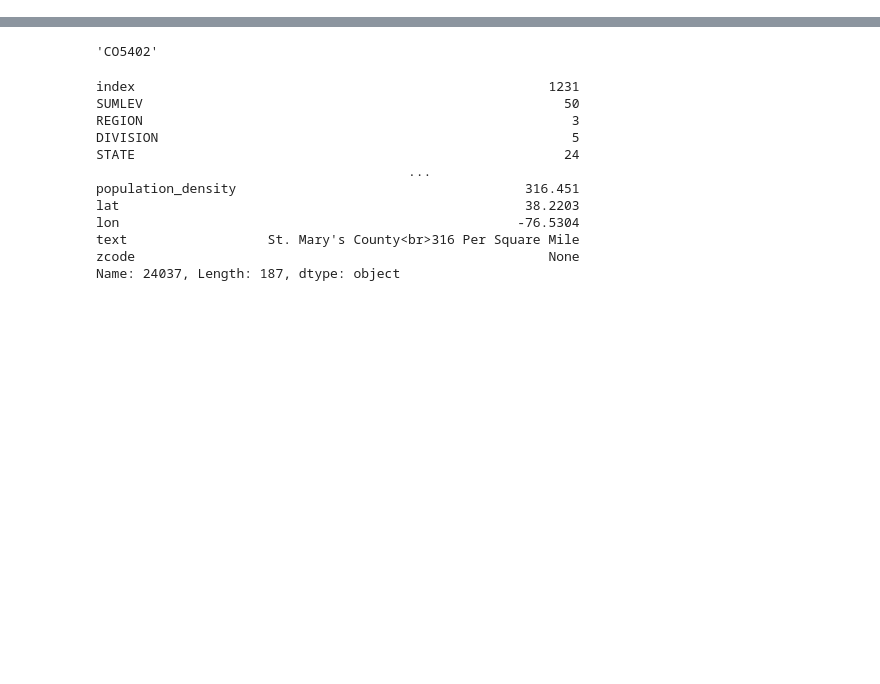
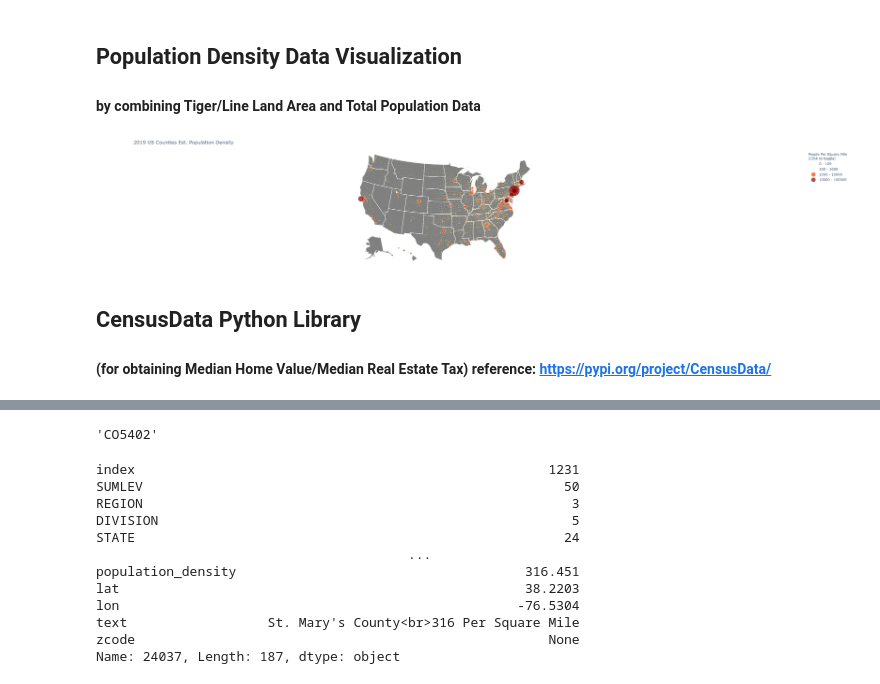
Before and after one commit to klleung72781/fintech_project_1, a Jupyter notebook: data_gathering.ipynb, the cells around one changed output, grey strips where cells are left out. Saved outputs shown, nothing was run; the diff lists cells and outputs as text; code cells hidden in the pictures; blank space fills up the shorter version.

Commit message:
notebook cleanup + images

```diff
--- a/data_gathering.ipynb
+++ b/data_gathering.ipynb
@@ -56,0 +56,8 @@ tiger_df.head()
+# %%
+# read shp file using geopandas
+tiger_df = gpd.read_file('../../../Notebooks/tiger_line_data/tl_2019_us_county.shp')
+
+# GEOID = FIPS
+tiger_df.set_index('GEOID', inplace=True)
+tiger_df.sort_index(inplace=True)
+tiger_df.head()
@@ -56,0 +72,60 @@ tiger_df.head()
+# %% [markdown]
+## Population Density Data Visualization
+#### by combining Tiger/Line Land Area and Total Population Data
+# %%
+density_df = pd.concat(
+    [county_df, tiger_df],
+    join = 'inner',
+    axis = 1
+)
+
+# ALAND = sq. km; * 0.386102 to get sq. miles
+density_df['population_density'] = (
+    density_df['POPESTIMATE2019'] /
+    density_df['ALAND'].apply(lambda x: x * 0.386102) * 1000000
+)
+density_df['lat'] = density_df['INTPTLAT'].apply(lambda x: float(x))
+density_df['lon'] = density_df['INTPTLON'].apply(lambda x: float(x))
+
+density_df.sort_values('population_density', ascending=False, inplace=True)
+
+colors = ['darkred', 'orangered', 'orange', 'yellow']
+limits = [(100000, 10000), (10000, 1000), (1000, 100), (100, 0)]
+density_df['text'] = density_df['CTYNAME'] + '<br>' + (density_df['population_density'].apply(lambda x: round(x))).astype(str)+' Per Square Mile'
+
+pop_density_fig = go.Figure()
+
+for i in reversed(range(len(limits))):
+    lim = limits[i]
+    df_sub = density_df.loc[(density_df['population_density'] < lim[0]) & (density_df['population_density'] > lim[1])]
+    pop_density_fig.add_trace(go.Scattergeo(
+        locationmode = 'USA-states',
+        lat = df_sub['lat'],
+        lon = df_sub['lon'],
+        text = df_sub['text'],
+        marker = dict(
+            size = df_sub['population_density']/100,
+            color = colors[i],
+            line_color = 'white',
+            line_width = 0.5,
+            sizemode = 'area'
+        ),
+        name = '{1} - {0}'.format(lim[0],lim[1])
+    ))
+
+pop_density_fig.update_layout(
+    title_text = '2019 US Counties Est. Population Density',
+    legend_title = 'People Per Square Mile<br>(Click to toggle)',
+    showlegend = True,
+    geo = dict(
+        scope = 'usa',
+        landcolor = 'gray',
+    ),
+    margin={'r': 0, 't': 50, 'l': 0, 'b': 0}
+)
+pop_density_fig.show()
+# %% [output]
+[figure, added]
+# %% [markdown]
+## CensusData Python Library
+#### (for obtaining Median Home Value/Median Real Estate Tax) reference: https://pypi.org/project/CensusData/
```
Also changed, not shown: parts of 22 cells of this notebook, 4 other files.
